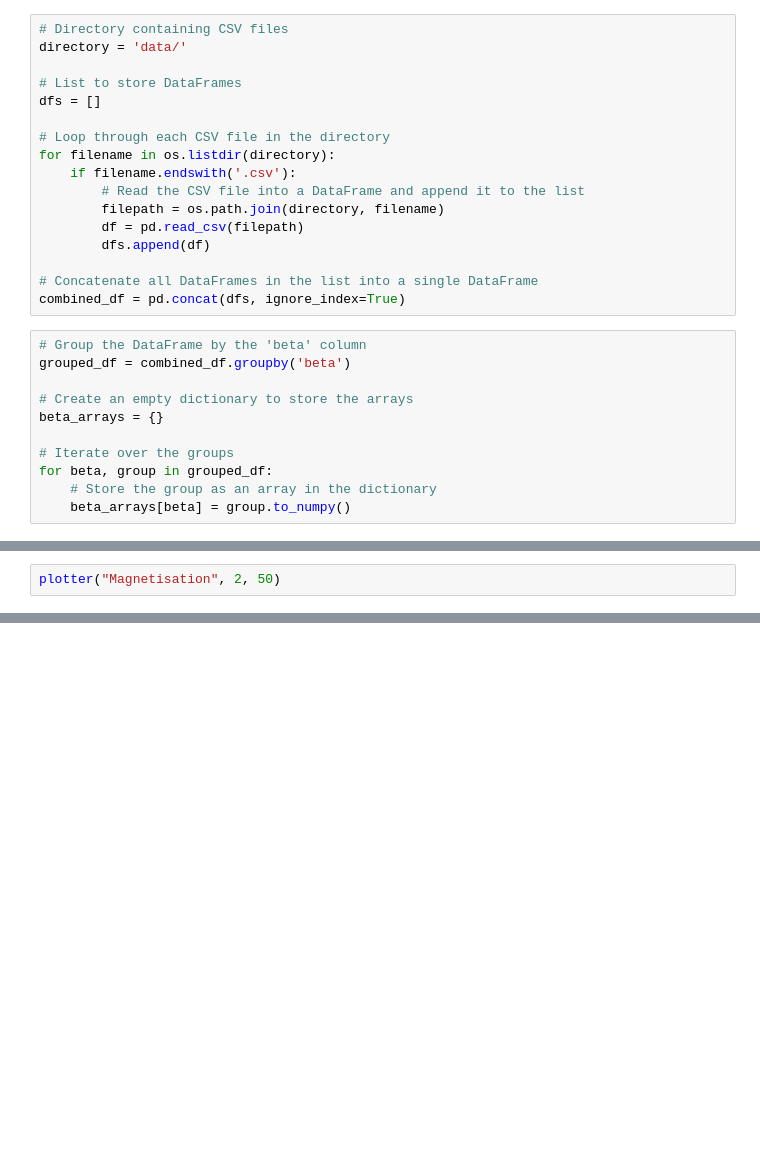
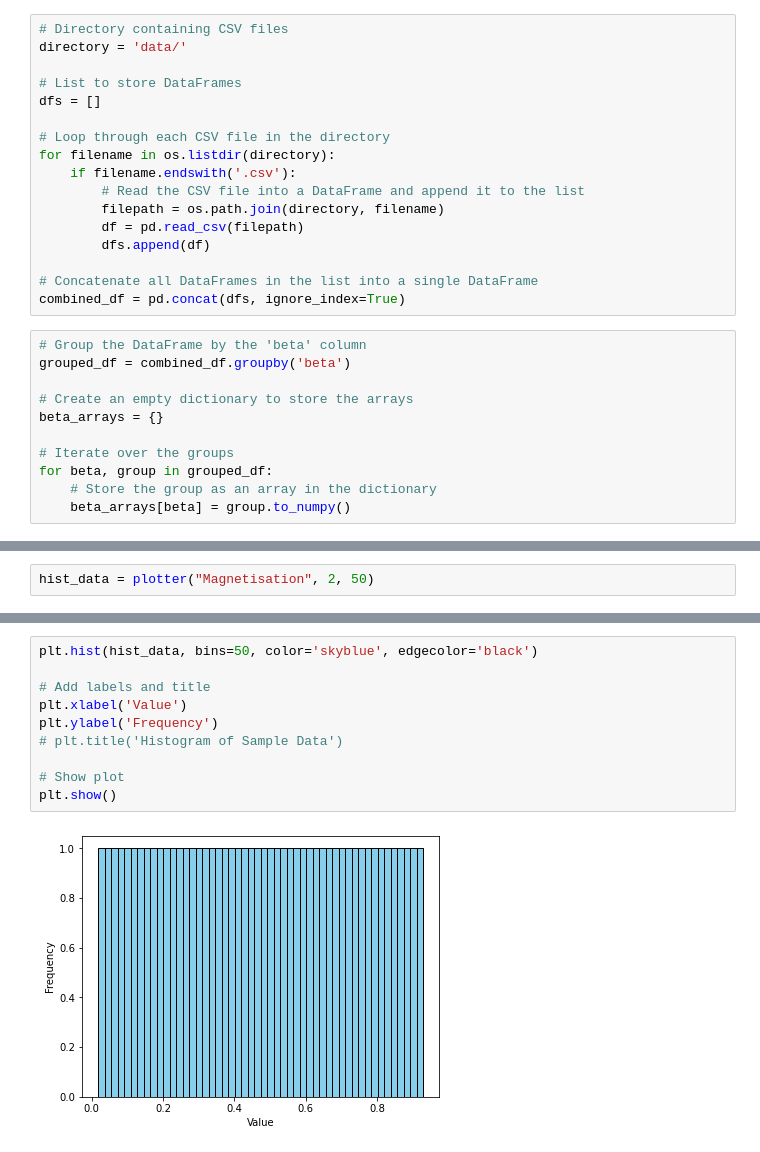
Before and after one commit to thomasbourke1/ising-model, a Jupyter notebook: task1.ipynb, the cells around one changed output, grey strips where cells are left out. Cells and saved outputs as stored; diff of their text form; blank space fills up the shorter version.

Commit message:
generate histogram

```diff
--- a/task1.ipynb
+++ b/task1.ipynb
@@ -110,3 +128,3 @@ def plotter(depVar, col, sweepRange):
 # %%
-plotter("Magnetisation", 2, 50)
+hist_data = plotter("Magnetisation", 2, 50)
 # %% [output]
@@ -117,0 +207,12 @@ TypeError: plotter() missing 1 required positional argument: 'sweepRange'
+# %%
+plt.hist(hist_data, bins=50, color='skyblue', edgecolor='black')
+
+# Add labels and title
+plt.xlabel('Value')
+plt.ylabel('Frequency')
+# plt.title('Histogram of Sample Data')
+
+# Show plot
+plt.show()
+# %% [output]
+[figure, added]
```
Also changed, not shown: parts of 5 cells of this notebook, 2 other files.
